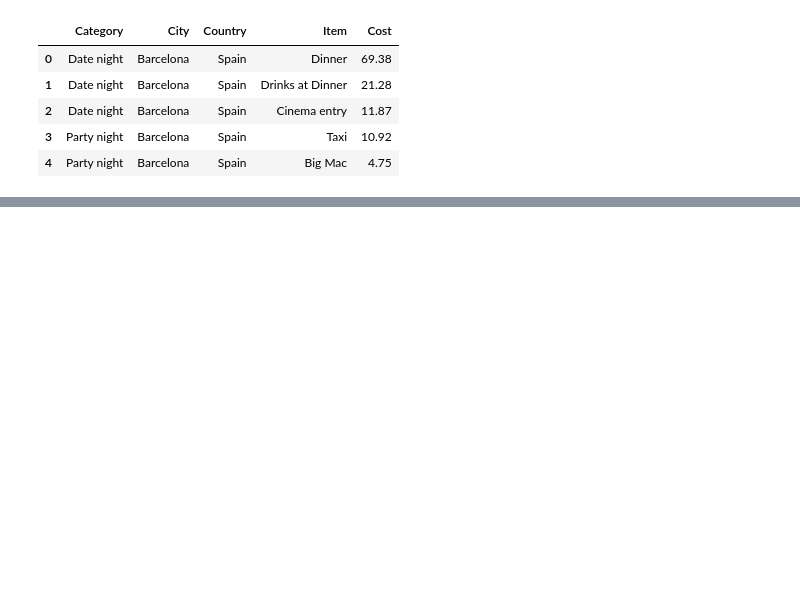
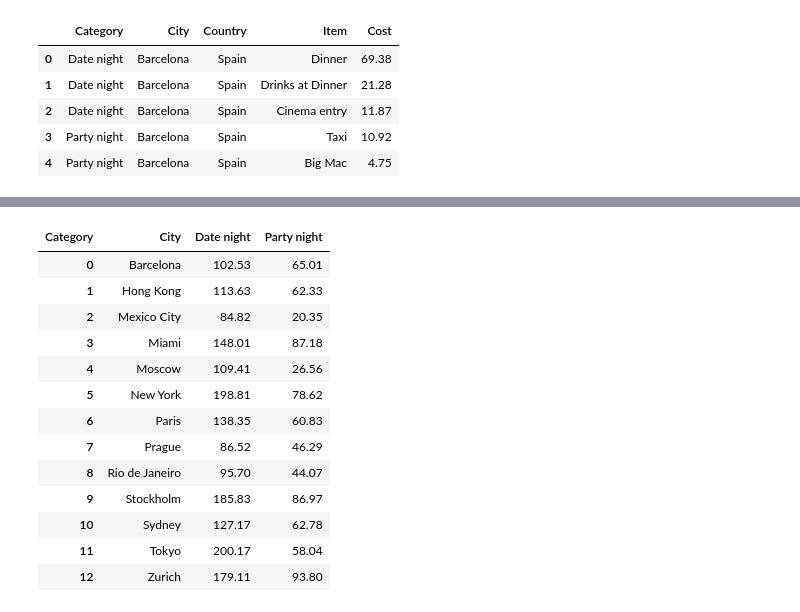
Before and after one commit to fizquierdo/Viz, a Jupyter notebook: make-over-monday/week48-cost-of-night-out/cost-night-out.ipynb, the cells around one changed output, grey strips where cells are left out. Drawn from its saved outputs; the diff is of its cells as text; code cells hidden in the pictures; blank space fills up the shorter version.

```diff
--- a/make-over-monday/week48-cost-of-night-out/cost-night-out.ipynb
+++ b/make-over-monday/week48-cost-of-night-out/cost-night-out.ipynb
@@ -63,0 +51,21 @@ plot_night(cities, activities, data)
+# %%
+# scatter plot cost of party vs. cost of date
+df.head()
+totals = df.groupby(['Category', 'City'])['Cost'].sum().reset_index()
+df_scatter = totals.pivot_table(index='City', columns='Category', values='Cost').reset_index()
+df_scatter
+# %% [output]
+| Category | City | Date night | Party night |
+| 0 | Barcelona | 102.53 | 65.01 |
+| 1 | Hong Kong | 113.63 | 62.33 |
+| 2 | Mexico City | 84.82 | 20.35 |
+| 3 | Miami | 148.01 | 87.18 |
+| 4 | Moscow | 109.41 | 26.56 |
+| 5 | New York | 198.81 | 78.62 |
+| 6 | Paris | 138.35 | 60.83 |
+| 7 | Prague | 86.52 | 46.29 |
+| 8 | Rio de Janeiro | 95.70 | 44.07 |
+| 9 | Stockholm | 185.83 | 86.97 |
+| 10 | Sydney | 127.17 | 62.78 |
+| 11 | Tokyo | 200.17 | 58.04 |
+| 12 | Zurich | 179.11 | 93.80 |
```
Also changed, not shown: parts of 10 cells of this notebook.
